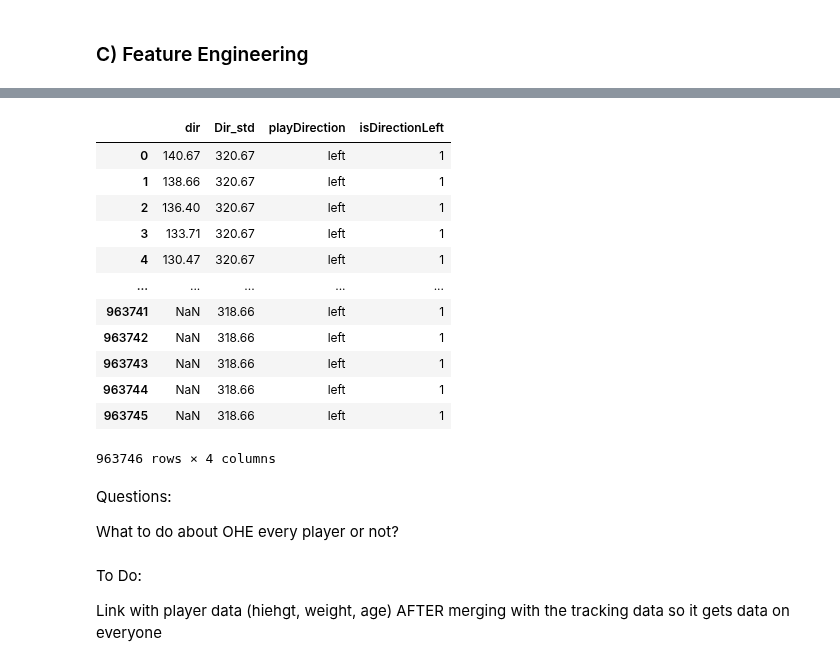
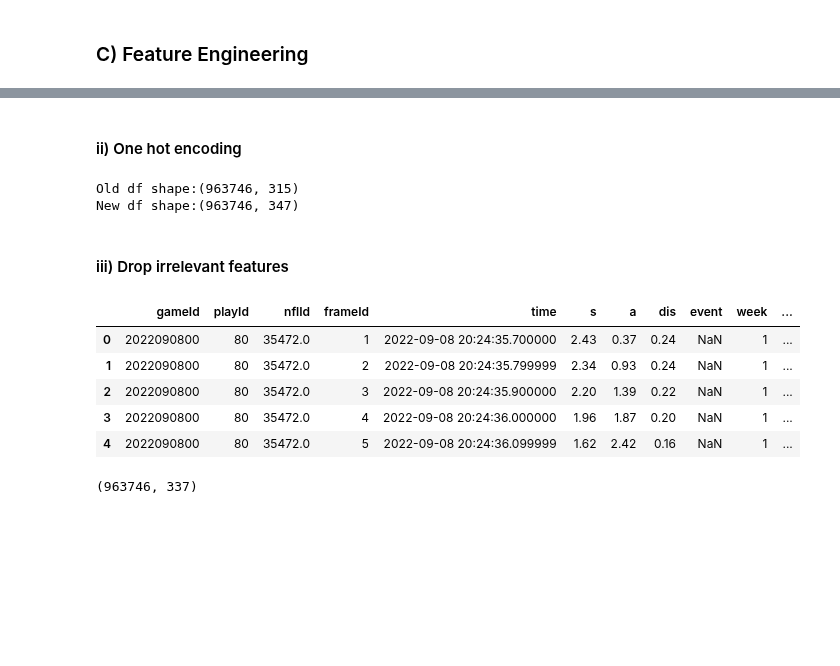
Before and after one commit to Andrew-Koulogeorge/NFL-Big-Data-Bowl, a Jupyter notebook: preprocessing/deep_learning_preprocessing_v1.ipynb, the cells around one changed output, grey strips where cells are left out. Cells and saved outputs as stored; diff of their text form; code cells hidden in the pictures; blank space fills up the shorter version.

Commit message:
finished first draft of preprocessing

```diff
--- a/preprocessing/deep_learning_preprocessing_v1.ipynb
+++ b/preprocessing/deep_learning_preprocessing_v1.ipynb
@@ -217,2 +193,4 @@ def preprocess_play_df(plays_df):
 
     return run_df_clean
+# %%
+run_df_clean = preprocess_play_df(plays, games)
@@ -390,0 +375,4 @@ Index(['gameId', 'playId', 'nflId', 'displayName', 'frameId', 'time',
+# %%
+# Standardize direction
+standardized_df = standardize_direction(merged_df)
+standardized_df.head()
@@ -391,3 +386,26 @@ Index(['gameId', 'playId', 'nflId', 'displayName', 'frameId', 'time',
+# %% [markdown]
+#### ii) One hot encoding
+# %%
+qualitative_vars = ['club']
+standardized_ohe_df = pd.get_dummies(data = standardized_df, columns= qualitative_vars)
+print("Old df shape:" + str(standardized_df.shape))
+print("New df shape:" + str(standardized_ohe_df.shape))
+# %% [output]
+Old df shape:(963746, 315)
+New df shape:(963746, 347)
+# %% [markdown]
+#### iii) Drop irrelevant features
 # %%
 # Drop irrelevant columns
-['jerseyNumber', 'displayName', 'club', 'possessionTeam', 'defensiveTeam']
+irrelevent_vars = ['jerseyNumber', 'displayName', 'possessionTeam',
+                   'defensiveTeam', 'playDirection', 'homeTeamAbbr',
+                   'x', 'y', 'dir', 'o']
+clean_df = standardized_ohe_df.drop(irrelevent_vars, axis = 1)
+clean_df.head()
+# %% [output]
+|  | gameId | playId | nflId | frameId | time | s | a | dis | event | week | ... |
+| 0 | 2022090800 | 80 | 35472.0 | 1 | 2022-09-08 20:24:35.700000 | 2.43 | 0.37 | 0.24 | NaN | 1 | ... |
+| 1 | 2022090800 | 80 | 35472.0 | 2 | 2022-09-08 20:24:35.799999 | 2.34 | 0.93 | 0.24 | NaN | 1 | ... |
+| 2 | 2022090800 | 80 | 35472.0 | 3 | 2022-09-08 20:24:35.900000 | 2.20 | 1.39 | 0.22 | NaN | 1 | ... |
+| 3 | 2022090800 | 80 | 35472.0 | 4 | 2022-09-08 20:24:36.000000 | 1.96 | 1.87 | 0.20 | NaN | 1 | ... |
+| 4 | 2022090800 | 80 | 35472.0 | 5 | 2022-09-08 20:24:36.099999 | 1.62 | 2.42 | 0.16 | NaN | 1 | ... |
@@ -426,24 +412,4 @@ def standardize_direction(merged_df):
-# %%
-standardize_direction(merged_df)[['dir', 'Dir_std', 'playDirection', 'isDirectionLeft']]
-# %% [output]
-|  | dir | Dir_std | playDirection | isDirectionLeft |
-| 0 | 140.67 | 320.67 | left | 1 |
-| 1 | 138.66 | 320.67 | left | 1 |
-| 2 | 136.40 | 320.67 | left | 1 |
-| 3 | 133.71 | 320.67 | left | 1 |
-| 4 | 130.47 | 320.67 | left | 1 |
-| ... | ... | ... | ... | ... |
-| 963741 | NaN | 318.66 | left | 1 |
-| 963742 | NaN | 318.66 | left | 1 |
-| 963743 | NaN | 318.66 | left | 1 |
-| 963744 | NaN | 318.66 | left | 1 |
-| 963745 | NaN | 318.66 | left | 1 |
-963746 rows × 4 columns
-# %% [markdown]
-Questions:
-
-What to do about OHE every player or not?
-# %% [markdown]
-To Do:
-
-Link with player data (hiehgt, weight, age) AFTER merging with the tracking data so it gets data on everyone
+# %%
+clean_df.shape
+# %% [output]
+(963746, 337)
```
Also changed, not shown: parts of 25 cells of this notebook.
